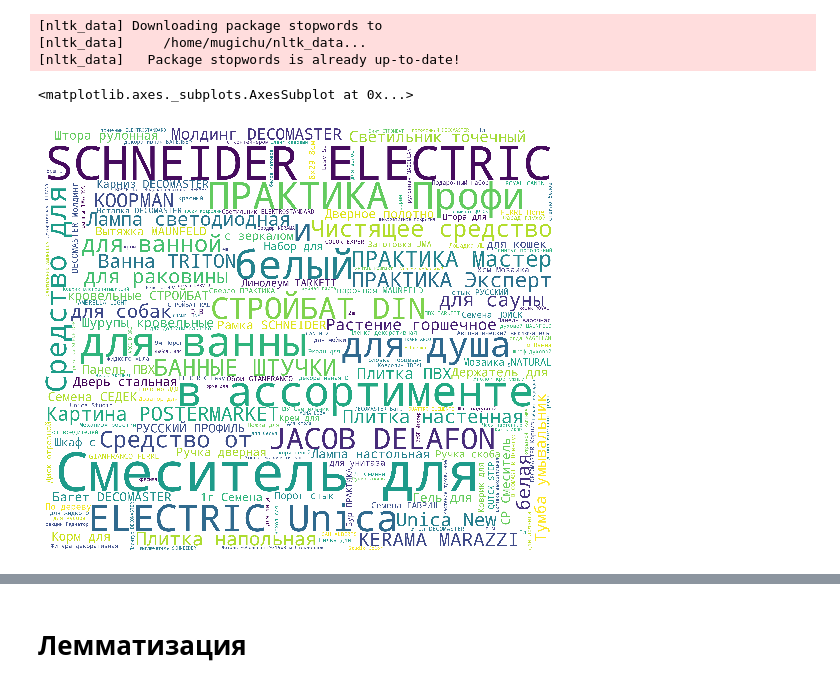
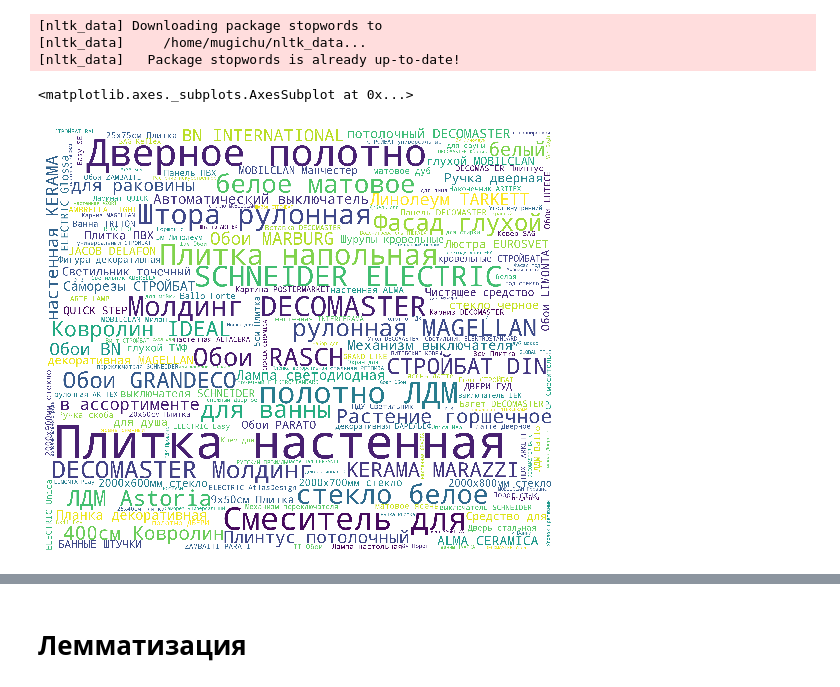
Before and after one commit to MugiChu/Clustersorclassificators, a Jupyter notebook: classificator.ipynb, the cells around one changed output, grey strips where cells are left out. Saved outputs shown, nothing was run; the diff lists cells and outputs as text; code cells hidden in the pictures.

```diff
--- a/classificator.ipynb
+++ b/classificator.ipynb
@@ -7,7 +7,7 @@ import re
 from wordcloud import WordCloud, STOPWORDS
 import matplotlib.pyplot as plt
 # %%
-data = pd.read_csv('dump3.csv')
+data = pd.read_csv('sp.csv')
 # %%
 data.shape
 # %% [output]
@@ -57,7 +48,20 @@ pack_in_cat = 170
+# %%
+topics = ['Строительные материалы','Инструменты и крепёж', 'Двери, окна, замки',
+ 'Обои', 'Напольные покрытия', 'Потолочные и стеновые покрытия',
+ 'Керамическая плитка', 'Краски, герметики, пропитки',
+ 'Инженерная электрика, лампы', 'Сауны и бани',
+ 'Интерьер, текстиль, камины, оформление окон, картины',
+ 'Хранение и порядок', 'Товары для дома, подарки, бытовая химия',
+ 'Кухни, мойки, смесители, бытовая техника',
+ 'Вентиляция, климатическое оборудование', 'Освещение',
+ 'Отопление, водоснабжение, канализация',
+ 'Сантехника, мебель для ванной комнаты', 'Туризм и отдых', 'Автотовары',
+ 'Сад и огород']
+pack_in_cat = 3000
 # %%
 df_res = pd.DataFrame()
 
 for topic in tqdm(topics):
-    df_topic = data[data['category'] == topic][:pack_in_cat]
+    df_topic = data[data['Категория'] == topic][:pack_in_cat]
     df_res = df_res.append(df_topic)
 # %%
@@ -117,31 +110,31 @@ def lemmatize_text(text):
 # %%
 def str_corpus(corpus):
     str_corpus = ''
     for i in corpus:
         str_corpus += ' ' + i
     str_corpus = str_corpus.strip()
     return str_corpus
 # Получение списка всех слов в корпусе
 def get_corpus(data):
     corpus = []
     for phrase in data:
         for word in phrase.split():
             corpus.append(word)
     return corpus
 # Получение облака слов
 def get_wordCloud(corpus):
     wordCloud = WordCloud(background_color='white',width=3000,height=2500,max_words=200,random_state=42).generate(str_corpus(corpus))
     return wordCloud
 
-corpus = get_corpus(df_res['name'].values)
+corpus = get_corpus(df_res['Название'].values)
 procWordCloud = get_wordCloud(corpus)
 
 fig = plt.figure(figsize=(20, 8))
 plt.subplot(1, 2, 1)
 plt.imshow(procWordCloud)
 plt.axis('off')
 plt.subplot(1, 2, 1)
 # %% [output]
 <matplotlib.axes._subplots.AxesSubplot at 0x...>
-[figure, old version]
+[figure, new version]
 # %%
```
Also changed, not shown: parts of 54 cells of this notebook, 4 other files.
